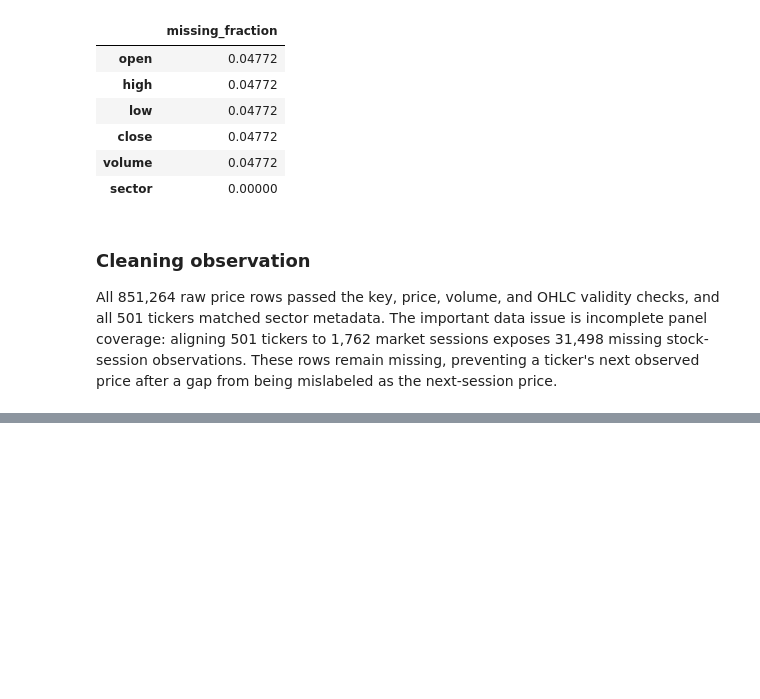
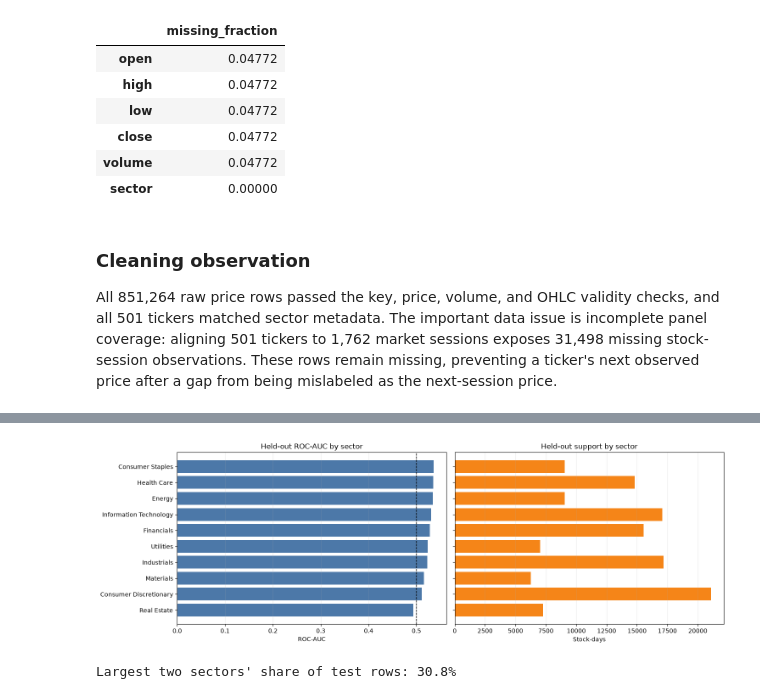
Before and after one commit to ParthM02/ml-stock-project, a Jupyter notebook: sp500_stock_direction.ipynb, the cells around one changed output, grey strips where cells are left out. Cells and saved outputs as stored; diff of their text form; code cells hidden in the pictures; blank space fills up the shorter version.

```diff
--- a/sp500_stock_direction.ipynb
+++ b/sp500_stock_direction.ipynb
@@ -242,0 +881,38 @@ Next implementation milestone: construct consecutive-session labels and trailing
+# %%
+sector_test = test_data[["sector", "symbol", "label"]].copy()
+sector_test["probability"] = primary_output["probability"]
+sector_test["prediction"] = primary_output["prediction"]
+
+def summarize_sector(group):
+    truth = group["label"].astype("int8").to_numpy()
+    return pd.Series({
+        "stock_days": len(group),
+        "tickers": group["symbol"].nunique(),
+        "roc_auc": roc_auc_score(truth, group["probability"]),
+        "balanced_accuracy": balanced_accuracy_score(truth, group["prediction"]),
+        "accuracy": accuracy_score(truth, group["prediction"]),
+    })
+
+sector_results = (
+    sector_test.groupby("sector", observed=True)
+    .apply(summarize_sector, include_groups=False)
+    .sort_values("roc_auc", ascending=False)
+)
+sector_results["support_share"] = sector_results["stock_days"] / sector_results["stock_days"].sum()
+display(sector_results)
+
+fig, axes = plt.subplots(1, 2, figsize=(15, 5), sharey=True)
+plot_order = sector_results.sort_values("roc_auc").index
+axes[0].barh(plot_order, sector_results.loc[plot_order, "roc_auc"], color="#4C78A8")
+axes[0].axvline(0.5, color="black", linestyle="--", linewidth=1)
+axes[0].set(title="Held-out ROC-AUC by sector", xlabel="ROC-AUC")
+axes[1].barh(plot_order, sector_results.loc[plot_order, "stock_days"], color="#F58518")
+axes[1].set(title="Held-out support by sector", xlabel="Stock-days")
+for ax in axes:
+    ax.grid(axis="x", alpha=0.25)
+plt.tight_layout()
+plt.show()
+
+largest_two_support = sector_results.nlargest(2, "stock_days")["support_share"].sum()
+print("Largest two sectors' share of test rows:", f"{largest_two_support:.1%}")
+# %% [output]
@@ -242,0 +931,2 @@ Next implementation milestone: construct consecutive-session labels and trailing
+[figure, added]
+Largest two sectors' share of test rows: 30.8%
```
Also changed, not shown: parts of 33 cells of this notebook.
